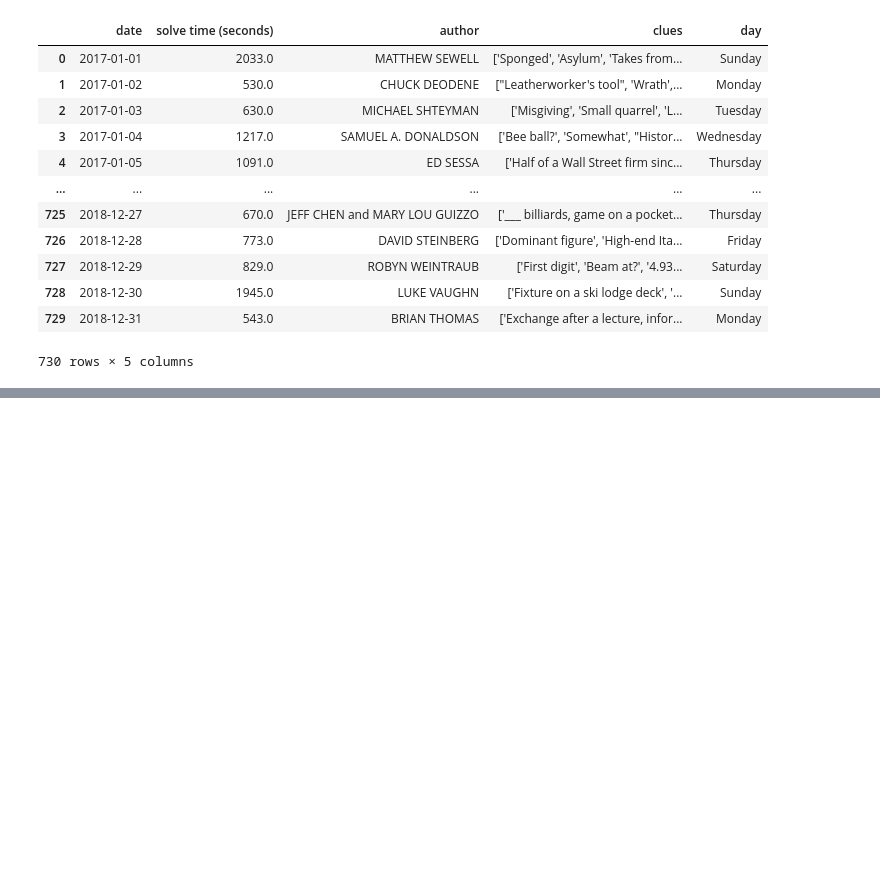
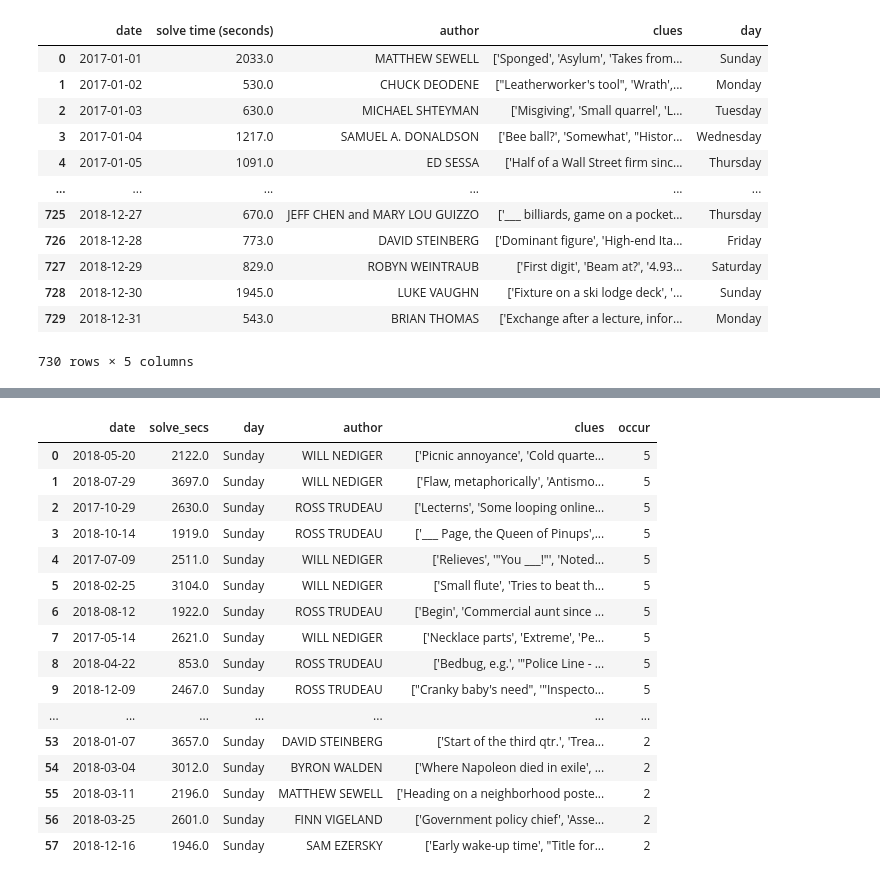
Before and after one commit to kejohnson1231/Crosswords, a Jupyter notebook: capstone_one_code.ipynb, the cells around one changed output, grey strips where cells are left out. Saved outputs shown, nothing was run; the diff lists cells and outputs as text; code cells hidden in the pictures; blank space fills up the shorter version.

```diff
--- a/capstone_one_code.ipynb
+++ b/capstone_one_code.ipynb
@@ -643,0 +668,4 @@ sorted_days.plot.bar()
+# %%
+df = pd.read_csv('puzzledata2.csv')
+# %%
+df = df.drop(columns = 'Unnamed: 0')
@@ -643,0 +688,2 @@ sorted_days.plot.bar()
+# %%
+df['occur'] = df.groupby('author')['author'].transform('size')
@@ -643,0 +705,8 @@ sorted_days.plot.bar()
+# %%
+df_Sun = df[df['day'] == 'Sunday']
+df_Mon = df[df['day'] == 'Monday']
+df_Tues = df[df['day'] == 'Tuesday']
+df_Wed = df[df['day'] == 'Wednesday']
+df_Thurs = df[df['day'] == 'Thursday']
+df_Fri = df[df['day'] == 'Friday']
+df_Sat = df[df['day'] == 'Saturday']
@@ -643,0 +752,29 @@ sorted_days.plot.bar()
+# %%
+df_Sun_auth = df_Sun[df_Sun['occur'] > 1]
+
+
+
+Sun_sort = df_Sun_auth.sort_values('occur', ascending=False)
+
+
+Sun_sort.reset_index(drop=True, inplace=True)
+
+Sun_sort
+# %% [output]
+|  | date | solve_secs | day | author | clues | occur |
+| 0 | 2018-05-20 | 2122.0 | Sunday | WILL NEDIGER | ['Picnic annoyance', 'Cold quarte... | 5 |
+| 1 | 2018-07-29 | 3697.0 | Sunday | WILL NEDIGER | ['Flaw, metaphorically', 'Antismo... | 5 |
+| 2 | 2017-10-29 | 2630.0 | Sunday | ROSS TRUDEAU | ['Lecterns', 'Some looping online... | 5 |
+| 3 | 2018-10-14 | 1919.0 | Sunday | ROSS TRUDEAU | ['___ Page, the Queen of Pinups',... | 5 |
+| 4 | 2017-07-09 | 2511.0 | Sunday | WILL NEDIGER | ['Relieves', '"You ___!"', 'Noted... | 5 |
+| 5 | 2018-02-25 | 3104.0 | Sunday | WILL NEDIGER | ['Small flute', 'Tries to beat th... | 5 |
+| 6 | 2018-08-12 | 1922.0 | Sunday | ROSS TRUDEAU | ['Begin', 'Commercial aunt since ... | 5 |
+| 7 | 2017-05-14 | 2621.0 | Sunday | WILL NEDIGER | ['Necklace parts', 'Extreme', 'Pe... | 5 |
+| 8 | 2018-04-22 | 853.0 | Sunday | ROSS TRUDEAU | ['Bedbug, e.g.', '"Police Line - ... | 5 |
+| 9 | 2018-12-09 | 2467.0 | Sunday | ROSS TRUDEAU | ["Cranky baby's need", '"Inspecto... | 5 |
+| ... | ... | ... | ... | ... | ... | ... |
+| 53 | 2018-01-07 | 3657.0 | Sunday | DAVID STEINBERG | ['Start of the third qtr.', 'Trea... | 2 |
+| 54 | 2018-03-04 | 3012.0 | Sunday | BYRON WALDEN | ['Where Napoleon died in exile', ... | 2 |
+| 55 | 2018-03-11 | 2196.0 | Sunday | MATTHEW SEWELL | ['Heading on a neighborhood poste... | 2 |
+| 56 | 2018-03-25 | 2601.0 | Sunday | FINN VIGELAND | ['Government policy chief', 'Asse... | 2 |
+| 57 | 2018-12-16 | 1946.0 | Sunday | SAM EZERSKY | ['Early wake-up time', "Title for... | 2 |
```
Also changed, not shown: parts of 19 cells of this notebook, 6 other files.
